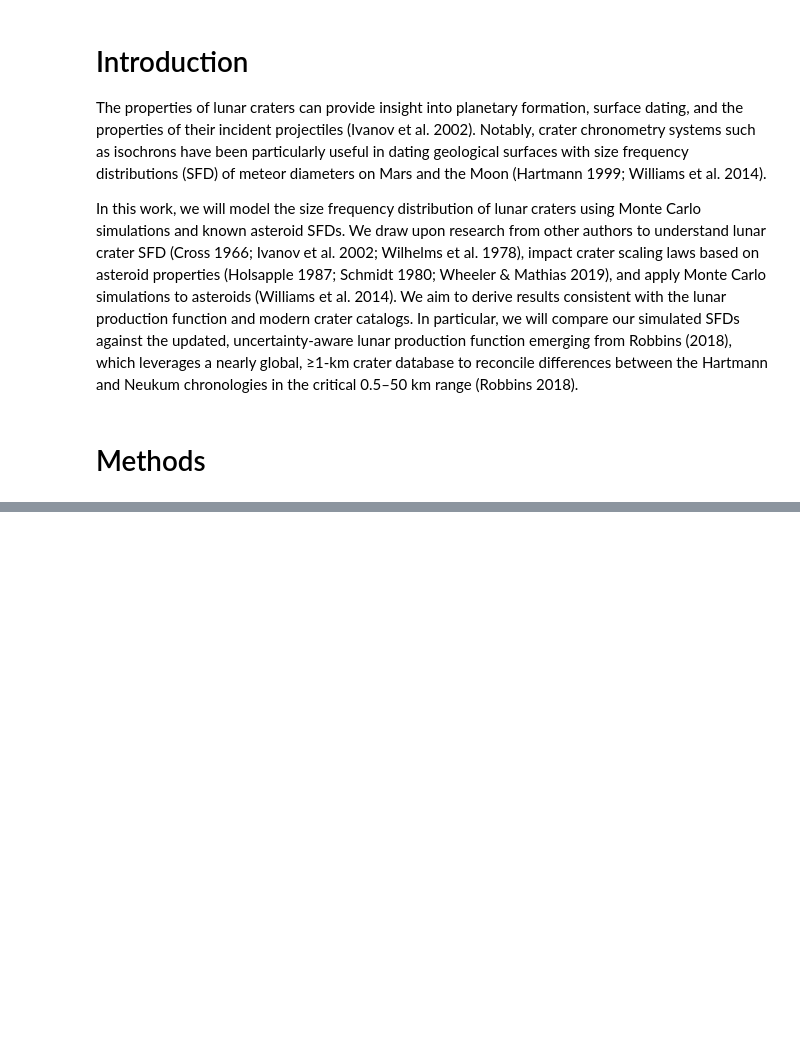
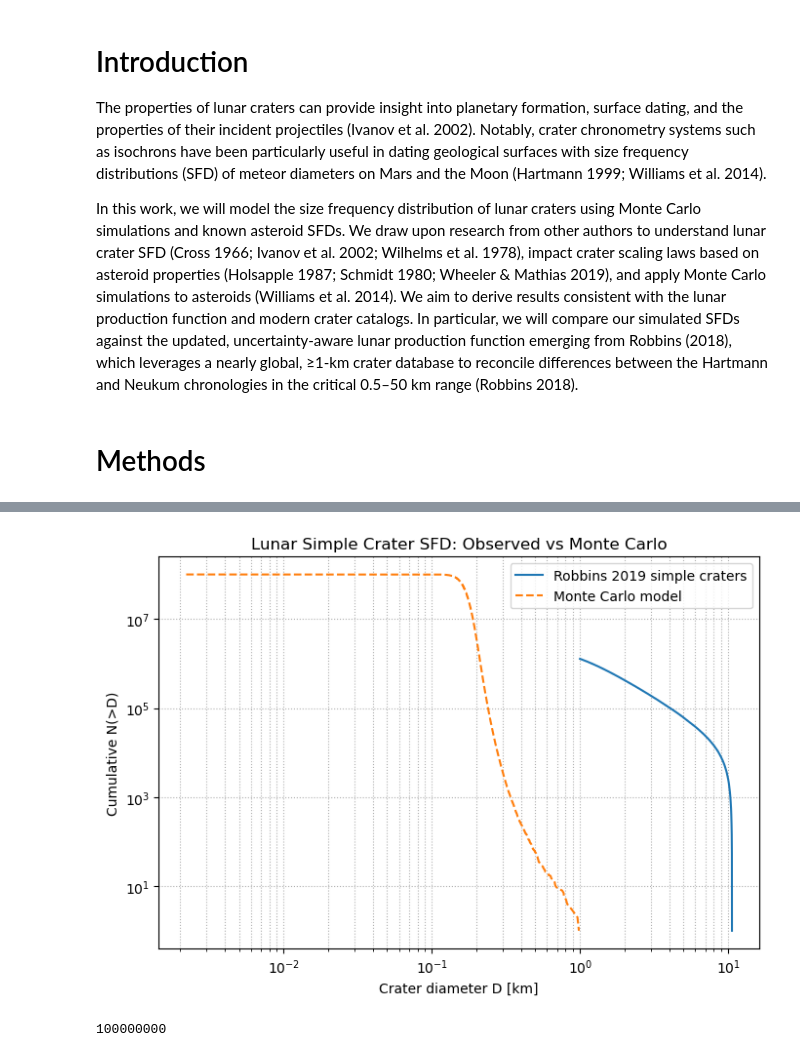
Before and after one commit to CapeGenius/Astrostats-Final, a Jupyter notebook: draft.ipynb, the cells around one changed output, grey strips where cells are left out. Saved outputs shown, nothing was run; the diff lists cells and outputs as text; code cells hidden in the pictures; blank space fills up the shorter version.

```diff
--- a/draft.ipynb
+++ b/draft.ipynb
@@ -200,0 +368,17 @@ create_log_histogram(
+# %%
+catalog = load_crater_catalog("lunar_crater_database_robbins_2018.csv")
+simple_catalog = get_simple_craters(catalog)
+results = monte_carlo_crater_population(n_runs=N_MONTE_CARLO,simple_craters=simple_catalog, mass_population = np.concatenate(total_mass_list, axis=0), random_state=42,)
+D_obs_m = simple_catalog["D_final_m"].to_numpy()
+D_sim_m = results["crater_diameters_m"]
+plot_sfd_overlay(D_obs_m, D_sim_m)
+# print("First 10 simulated crater diameters [m]:")
+# print(D_sim_m[:10])
+# %% [output]
+[figure, added]
+# %%
+len(np.concatenate(total_mass_list, axis=0))
+10000000
+100,000,000
+# %% [output]
+100000000
```
Also changed, not shown: parts of 8 cells of this notebook.
